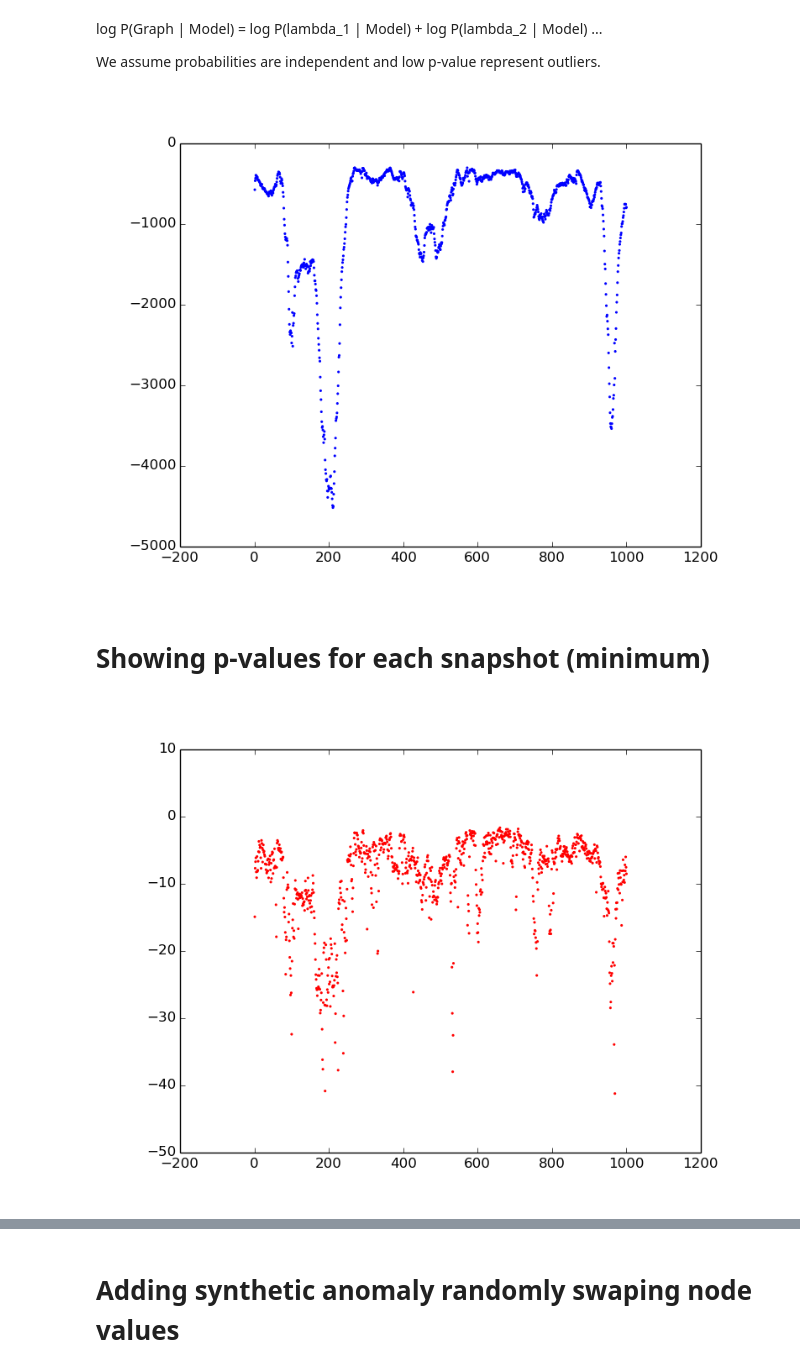
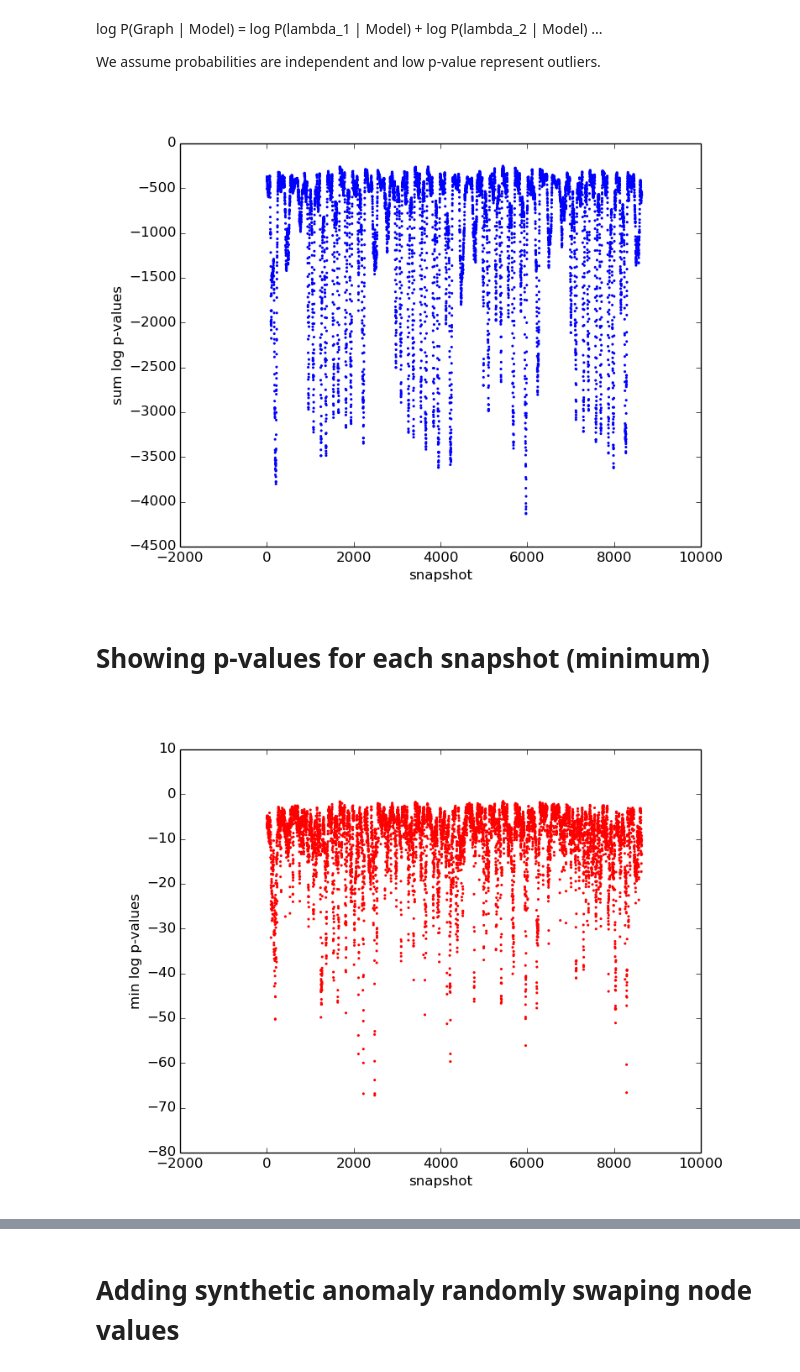
Before and after one commit to arleilps/anomaly-detection, a Jupyter notebook: jan_meeting/Anomaly detection using spectral theory.ipynb, the cells around one changed output, grey strips where cells are left out. Cells and saved outputs as stored; diff of their text form; code cells hidden in the pictures.

```diff
--- a/jan_meeting/Anomaly detection using spectral theory.ipynb
+++ b/jan_meeting/Anomaly detection using spectral theory.ipynb
@@ -134,8 +134,8 @@ import numpy
 import matplotlib.pyplot as plt
 from IPython.display import Image
 
-#num_snapshots = 8640
-num_snapshots = 1000
+num_snapshots = 8640
+#num_snapshots = 1000
 lambda_values = []
 
 for i in range(0, num_snapshots):
@@ -151,8 +151,11 @@ lambda_values = numpy.array(lambda_values)
 
 plt.clf()
 values, base = numpy.histogram(lambda_values[:,0], bins=40)
-cumulative = numpy.cumsum(values)
-plt.plot(base[:-1], cumulative, c='blue')
+#cumulative = numpy.cumsum(values)
+#plt.plot(base[:-1], cumulative, c='blue')
+plt.xlabel('lambda')
+plt.ylabel('count')
+plt.plot(base[:-1], values, c='red')
 plt.savefig("lambda_dist_0.png")
 Image(filename='lambda_dist_0.png')
 # %% [output]
@@ -177,0 +189,21 @@ Image(filename='lambda_dist_2.png')
+# %%
+dict_lamb_str = {}
+
+lamb_str = numpy.absolute(lamb_str)
+
+for i in range(0, len(lamb_str)):
+    dict_lamb_str[i] = lamb_str[i]
+
+sorted_lamb_str = sorted(dict_lamb_str.items(), key=operator.itemgetter(1))
+
+#print sorted_lamb_str
+
+plt.clf()
+values, base = numpy.histogram(lambda_values[:,sorted_lamb_str[0][0]], bins=40)
+#cumulative = numpy.cumsum(values)
+#plt.plot(base[:-1], cumulative, c='blue')
+plt.xlabel('lambda')
+plt.ylabel('count')
+plt.plot(base[:-1], values, c='red')
+plt.savefig("lambda_dist_eig_0.png")
+Image(filename='lambda_dist_eig_0.png')
@@ -204,37 +298,45 @@ We assume probabilities are independent and low p-value represent outliers.
 # %%
 x = []
 y = []
 for i in range(0, num_snapshots):
     sum_log_p_values = 0
     for j in range(0, len(lambdas)):
         sum_log_p_values = sum_log_p_values + math.log(p_values[i][j])
 
     x.append(i+1)
     y.append(sum_log_p_values)
 
 plt.clf()
+plt.xlabel('snapshot')
+plt.ylabel('sum log p-values')
 plt.scatter(x,y, color='blue',s=5,edgecolor='none')
 plt.savefig("p_values.png")
 Image(filename='p_values.png')
 # %% [output]
-[figure, old version]
+[figure, new version]
 # %% [markdown]
 # Showing p-values for each snapshot (minimum)
 # %%
 x = []
 y = []
+z = []
 for i in range(0, num_snapshots):
     min_log_p_value = 0
+    lamb_min = math.fabs(lamb_str[0])
     for j in range(0, len(lambdas)):
         if min_log_p_value >= math.log(p_values[i][j]):
             min_log_p_value = math.log(p_values[i][j])
+            lamb_min = math.fabs(lamb_str[j])
 
     x.append(i+1)
     y.append(min_log_p_value)
+    z.append(lamb_min)
 
 plt.clf()
+plt.xlabel('snapshot')
+plt.ylabel('min log p-values')
 plt.scatter(x,y, color='red',s=5,edgecolor='none')
 plt.savefig("p_values.png")
 Image(filename='p_values.png')
 # %% [output]
-[figure, old version]
+[figure, new version]
```
Also changed, not shown: parts of 41 cells of this notebook, 6 other files.
